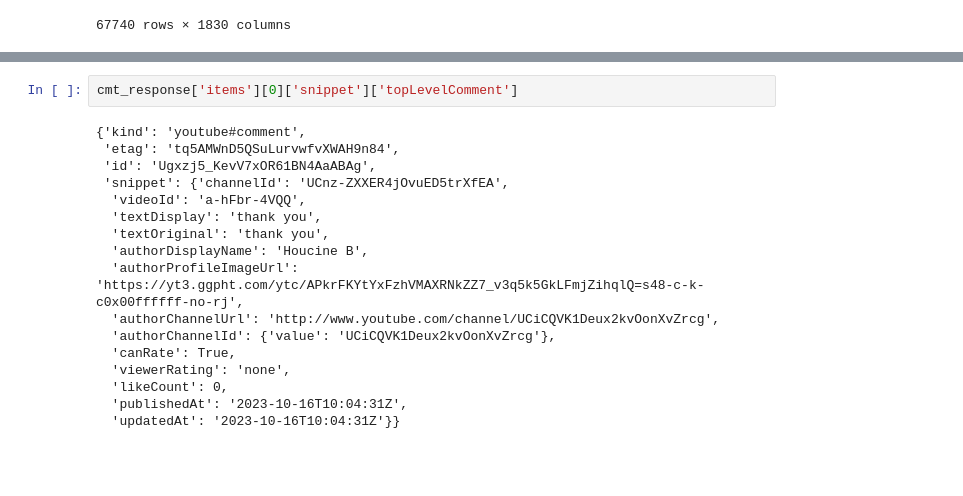
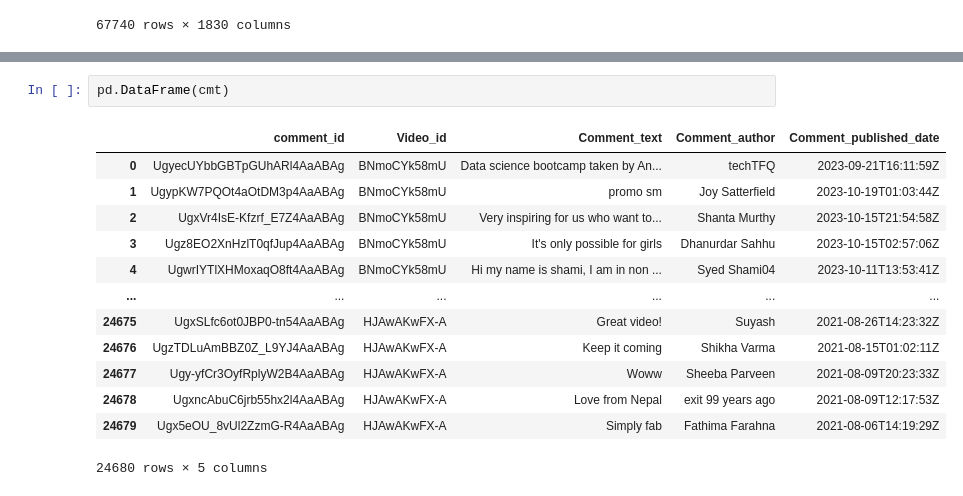
Before and after one commit to Mariappanbcompa/Youtube_Data_Harvesting, a Jupyter notebook: Untitled.ipynb, the cells around one changed output, grey strips where cells are left out. Drawn from its saved outputs; the diff is of its cells as text; blank space fills up the shorter version.

```diff
--- a/Untitled.ipynb
+++ b/Untitled.ipynb
@@ -424,19 +469,16 @@ while token != None:
-# %%
-cmt_response['items'][0]['snippet']['topLevelComment']
-# %% [output]
-{'kind': 'youtube#comment',
- 'etag': 'tq5AMWnD5QSuLurvwfvXWAH9n84',
- 'id': 'Ugxzj5_KevV7xOR61BN4AaABAg',
- 'snippet': {'channelId': 'UCnz-ZXXER4jOvuED5trXfEA',
-  'videoId': 'a-hFbr-4VQQ',
-  'textDisplay': 'thank you',
-  'textOriginal': 'thank you',
-  'authorDisplayName': 'Houcine B',
-  'authorProfileImageUrl': 'https://yt3.ggpht.com/ytc/APkrFKYtYxFzhVMAXRNkZZ7_v3q5k5GkLFmjZihqlQ=s48-c-k-c0x00ffffff-no-rj',
-  'authorChannelUrl': 'http://www.youtube.com/channel/UCiCQVK1Deux2kvOonXvZrcg',
-  'authorChannelId': {'value': 'UCiCQVK1Deux2kvOonXvZrcg'},
-  'canRate': True,
-  'viewerRating': 'none',
-  'likeCount': 0,
-  'publishedAt': '2023-10-16T10:04:31Z',
-  'updatedAt': '2023-10-16T10:04:31Z'}}
+# %%
+pd.DataFrame(cmt)
+# %% [output]
+|  | comment_id | Video_id | Comment_text | Comment_author | Comment_published_date |
+| 0 | UgyecUYbbGBTpGUhARl4AaABAg | BNmoCYk58mU | Data science bootcamp taken by An... | techTFQ | 2023-09-21T16:11:59Z |
+| 1 | UgypKW7PQOt4aOtDM3p4AaABAg | BNmoCYk58mU | promo sm | Joy Satterfield | 2023-10-19T01:03:44Z |
+| 2 | UgxVr4IsE-Kfzrf_E7Z4AaABAg | BNmoCYk58mU | Very inspiring for us who want to... | Shanta Murthy | 2023-10-15T21:54:58Z |
+| 3 | Ugz8EO2XnHzlT0qfJup4AaABAg | BNmoCYk58mU | It's only possible for girls | Dhanurdar Sahhu | 2023-10-15T02:57:06Z |
+| 4 | UgwrIYTlXHMoxaqO8ft4AaABAg | BNmoCYk58mU | Hi my name is shami, I am in non ... | Syed Shami04 | 2023-10-11T13:53:41Z |
+| ... | ... | ... | ... | ... | ... |
+| 24675 | UgxSLfc6ot0JBP0-tn54AaABAg | HJAwAKwFX-A | Great video! | Suyash | 2021-08-26T14:23:32Z |
+| 24676 | UgzTDLuAmBBZ0Z_L9YJ4AaABAg | HJAwAKwFX-A | Keep it coming | Shikha Varma | 2021-08-15T01:02:11Z |
+| 24677 | Ugy-yfCr3OyfRplyW2B4AaABAg | HJAwAKwFX-A | Woww | Sheeba Parveen | 2021-08-09T20:23:33Z |
+| 24678 | UgxncAbuC6jrb55hx2l4AaABAg | HJAwAKwFX-A | Love from Nepal | exit 99 years ago | 2021-08-09T12:17:53Z |
+| 24679 | Ugx5eOU_8vUl2ZzmG-R4AaABAg | HJAwAKwFX-A | Simply fab | Fathima Farahna | 2021-08-06T14:19:29Z |
+24680 rows × 5 columns
```
Also changed, not shown: parts of 22 cells of this notebook, 2 other files.
